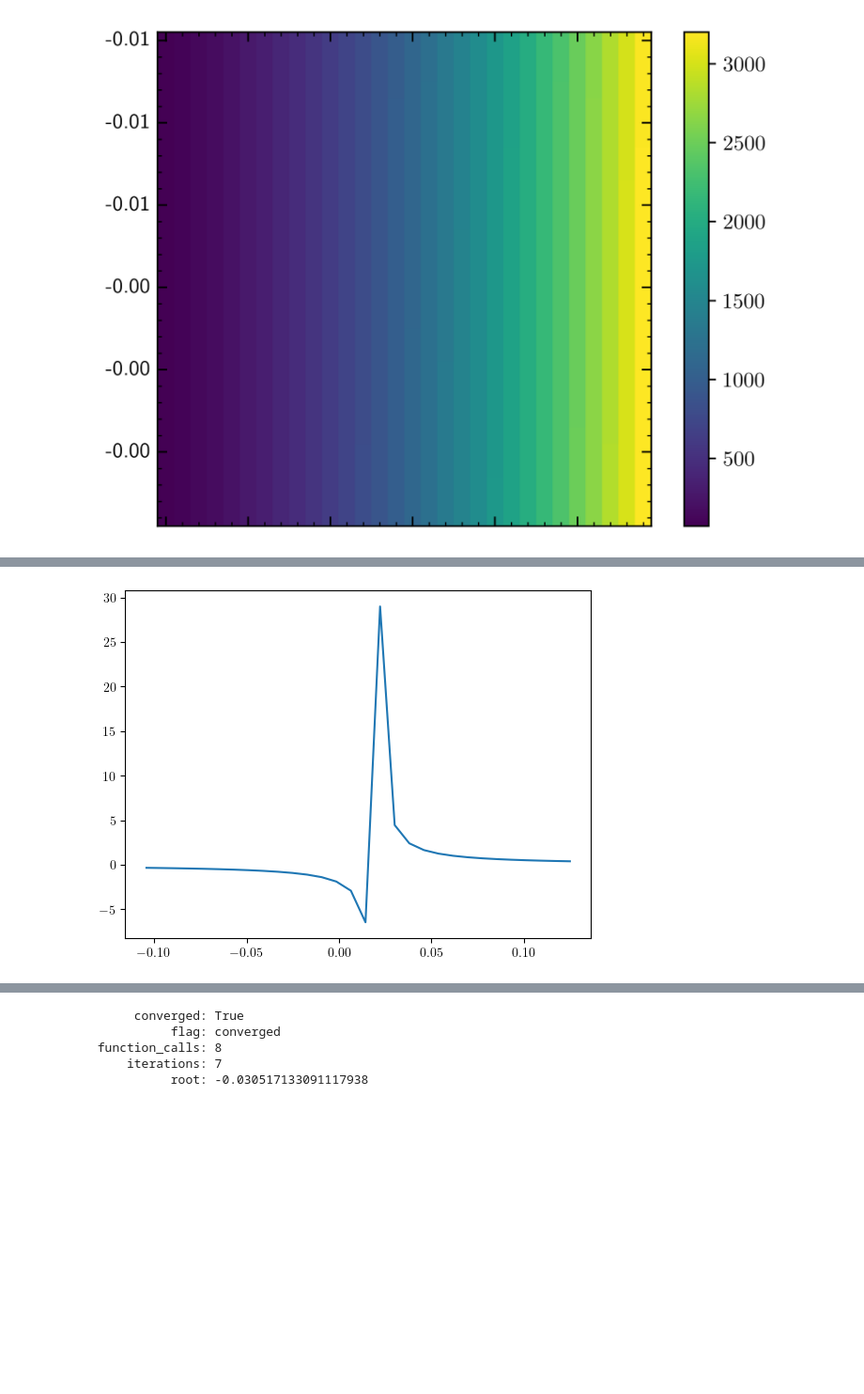
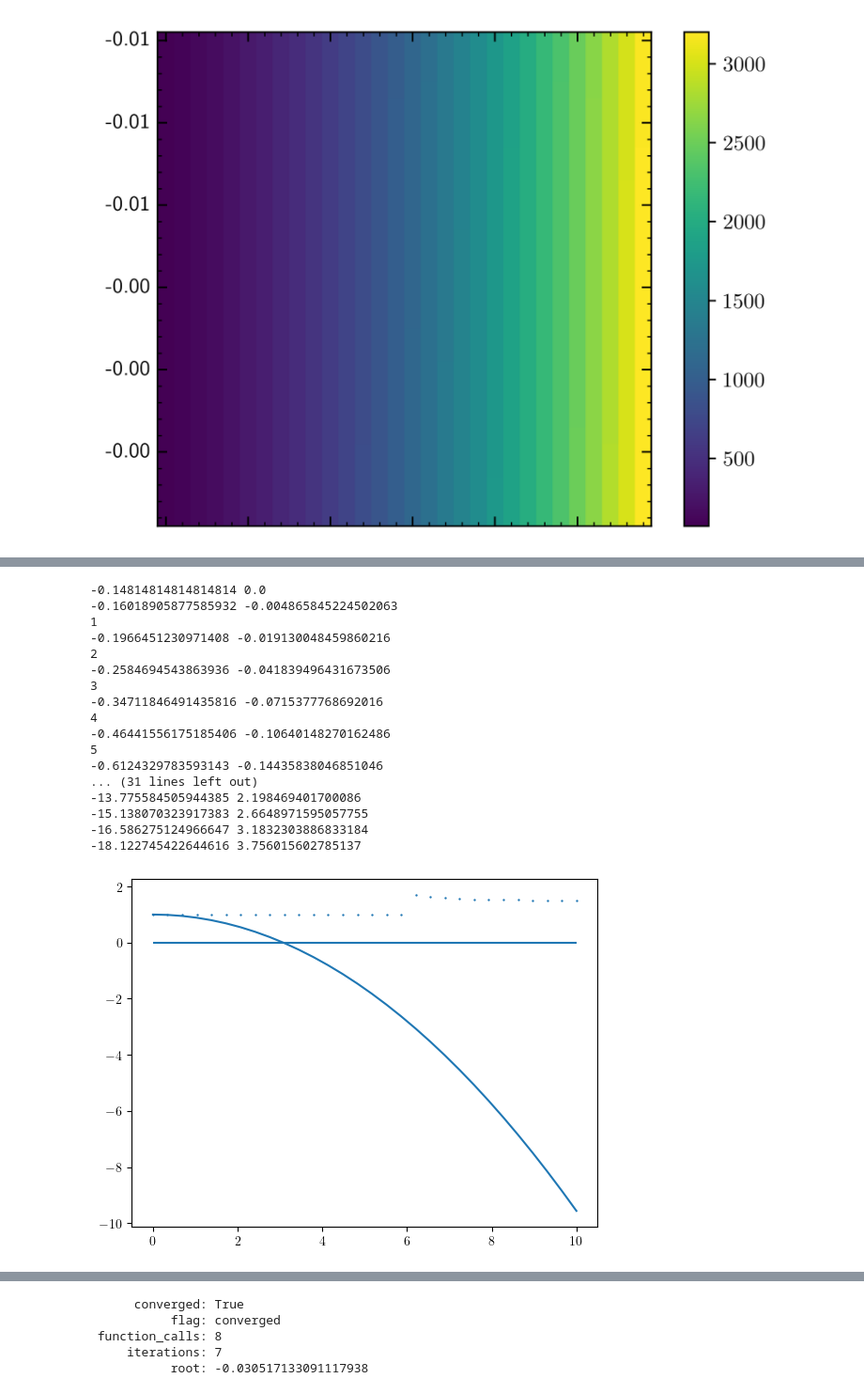
Before and after one commit to ChriGomm/Bachelor_sympy, a Jupyter notebook: fixp_alal.ipynb, the cells around one changed output, grey strips where cells are left out. Shown: that part at 94% size. Cells and saved outputs as stored; diff of their text form; code cells hidden in the pictures; blank space fills up the shorter version.

```diff
--- a/fixp_alal.ipynb
+++ b/fixp_alal.ipynb
@@ -481,10 +481,10 @@ def testFunc(G,kw,a,gamma):
     return 2*ymax(kw,a)**3-2*ymax(kw,a)**2
 
 kw = np.stack((np.linspace(0.005,0.27,30),np.linspace(6,40,30)),axis=1)
-Gam = 1
+Gam = 0.25
 sgam = 0.2*Gam
-# A = np.linspace(-1/(8*(1+sgam/Gam))+1/10**6,0-1/10**6,30)
-A = np.linspace(-0.01,0-1/10**6,30)
+A = np.linspace(-1/(8*(1+sgam/Gam))+1/10**6,0-1/10**6,30)
+# A = np.linspace(-0.01,0-1/10**6,30)
 
 solu = np.zeros((A.shape[0],kw.shape[0]))
 atest = kw[3,0]*np.ones_like(A)
@@ -521,30 +521,56 @@ solu[:,0], A
 # %%
-kw = np.linspace(6,40,30)
+kw = np.linspace(0,10,30)
 root = np.zeros_like(kw)
 from scipy.optimize import minimize
+Gam =0.25
+# gam = 0.2 gam
 for j in range(np.shape(kw)[0]):
-    a = A[10]
+    a = A[4]
     kw_val = kw[j]
     print(Func(minF(a,kw_val),a,kw_val,Gam,sgam,mp),Func(maxF(a,kw_val),a,kw_val,Gam,sgam,mp))
     try:
         r=root_scalar(Func,args=(a,kw_val,Gam,sgam,mp),method='bisect',bracket=(minF(a,kw_val),maxF(a,kw_val)))
             # print(r.root)
     except:
         print(j)
 
         # bracket=[minF(a)-1/10**3,maxF(a)+1/10**3],
         # check[i,j] = func_B(kw_val,a,Gam,sgam,mp)
         # conv[i,j]= r.converged
     root[j]= r.root
 
 def loss(p):
     res = 0
     for i in range(4):
-        res +=
-minimize()
+        res += 1
+
+def damp0(kw,a,Gam):
+    return (2+np.sqrt(1-3*(2*Gam**2+a)*kw))/3
+plt.figure()
+plt.plot(kw,1-3*(2*Gam**2+a)*kw**2)
+plt.scatter(kw,root)
+plt.hlines(0,kw[0],kw[-1])
+plt.show()
         # trash,damp[i,j,k], lamda[i,j,k]= lam1(r.root,a,kw_val,Gam,sgam,mp)
 # %% [output]
+-0.14814814814814814 0.0
+-0.16018905877585932 -0.004865845224502063
+1
+-0.1966451230971408 -0.019130048459860216
+2
+-0.2584694543863936 -0.041839496431673506
+3
+-0.34711846491435816 -0.0715377768692016
+4
+-0.46441556175185406 -0.10640148270162486
+5
+-0.6124329783593143 -0.14435838046851046
+... (31 lines left out)
+-13.775584505944385 2.198469401700086
+-15.138070323917383 2.6648971595057755
+-16.586275124966647 3.1832303886833184
+-18.122745422644616 3.756015602785137
-[figure, old version]
+[figure, new version]
 # %%
 cm = 1/2.54
 width = 10*cm
```
Also changed, not shown: parts of 7 cells of this notebook.
